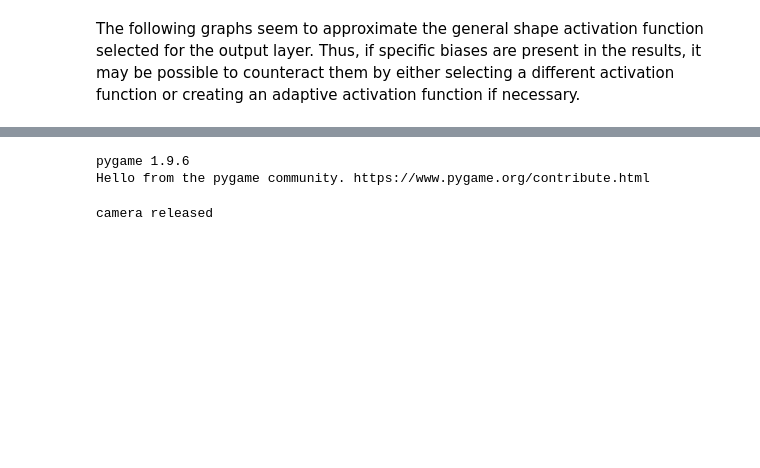
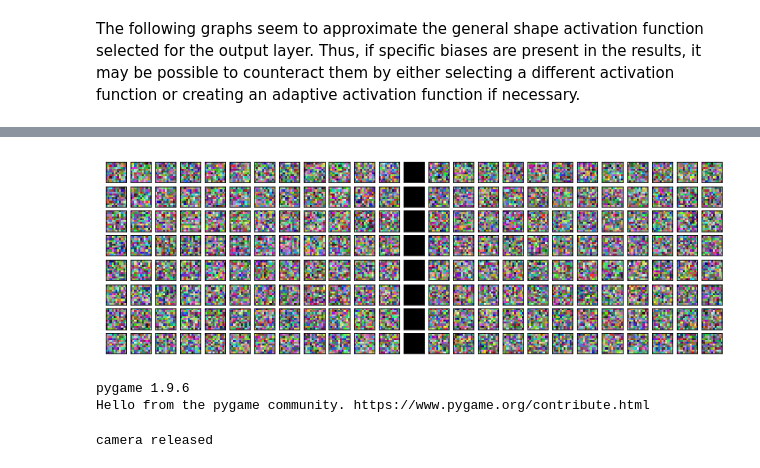
Before and after one commit to yrkv/eye-tracking, a Jupyter notebook: analyze-data.ipynb, the cells around one changed output, grey strips where cells are left out. Cells and saved outputs as stored; diff of their text form; code cells hidden in the pictures; blank space fills up the shorter version.

```diff
--- a/analyze-data.ipynb
+++ b/analyze-data.ipynb
@@ -166,3 +152,27 @@ plt.show()
+# %%
+left = model.get_layer(index=4).get_weights()[0].transpose(3, 0, 1, 2)
+left = np.array(left * 255/left.max(), dtype='uint8')
+
+right = model.get_layer(index=7).get_weights()[0].transpose(3, 0, 1, 2)
+right = np.array(right * 255/right.max(), dtype='uint8')
+
+fig, ax = plt.subplots(nrows=8, ncols=25, figsize=[12.5, 4])
+
+for i in range(96):
+    x, y = i%12, i//12
+    ax[y][x].matshow(left[i])
+    ax[y][x+13].matshow(right[i])
+
+for i in range(8):
+    ax[i][12].matshow(np.zeros((11, 11, 3)))
+
+for plot in ax.flat:
+    plot.set_xticks([])
+    plot.set_yticks([])
+    plot.set_xlim([-0.5, 10.5])
+    plot.set_ylim([-0.5, 10.5])
+# %% [output]
+[figure, added]
 # %%
 def predict_view(n=5):
     arr = []
```
Also changed, not shown: parts of 7 cells of this notebook, 3 other files.
